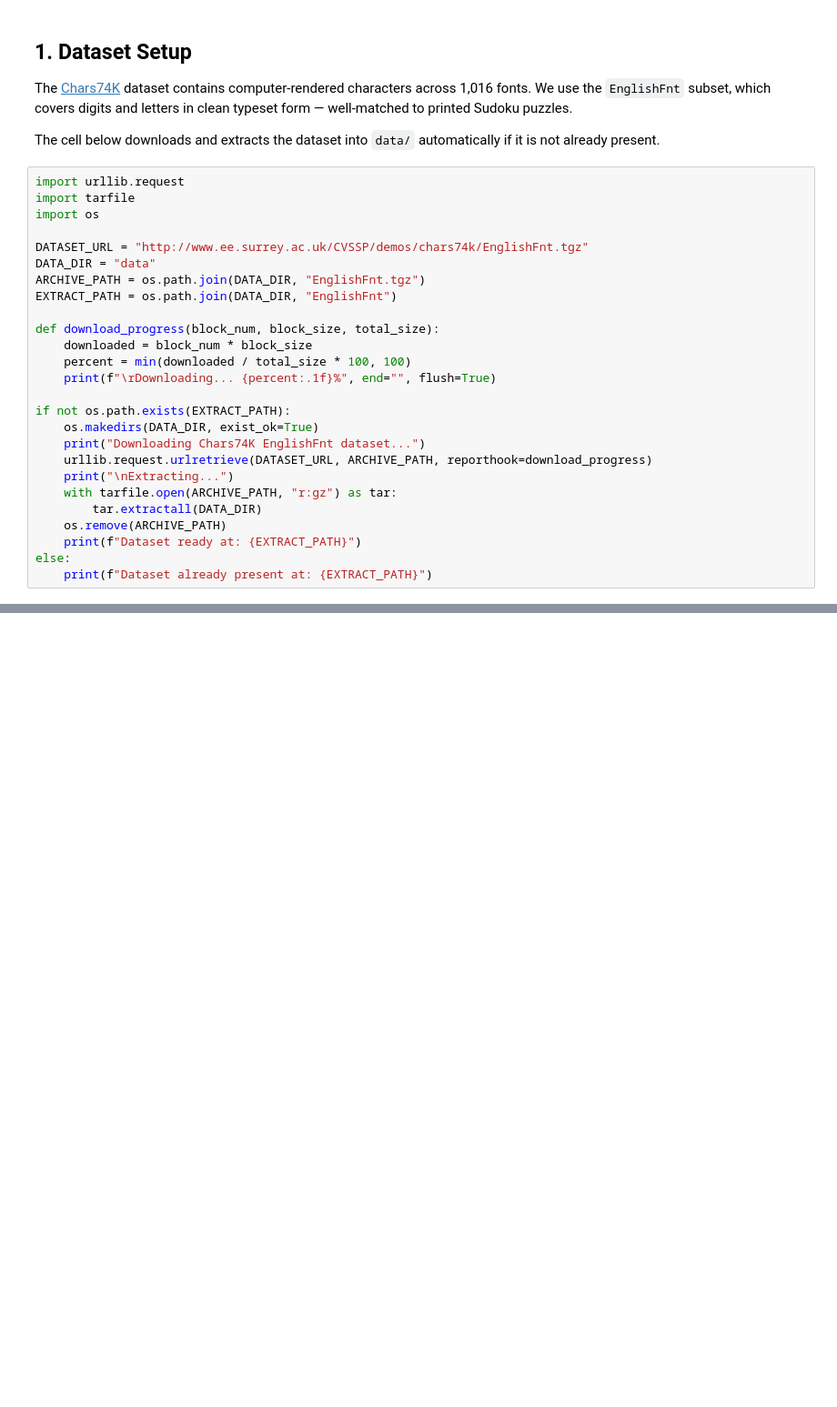
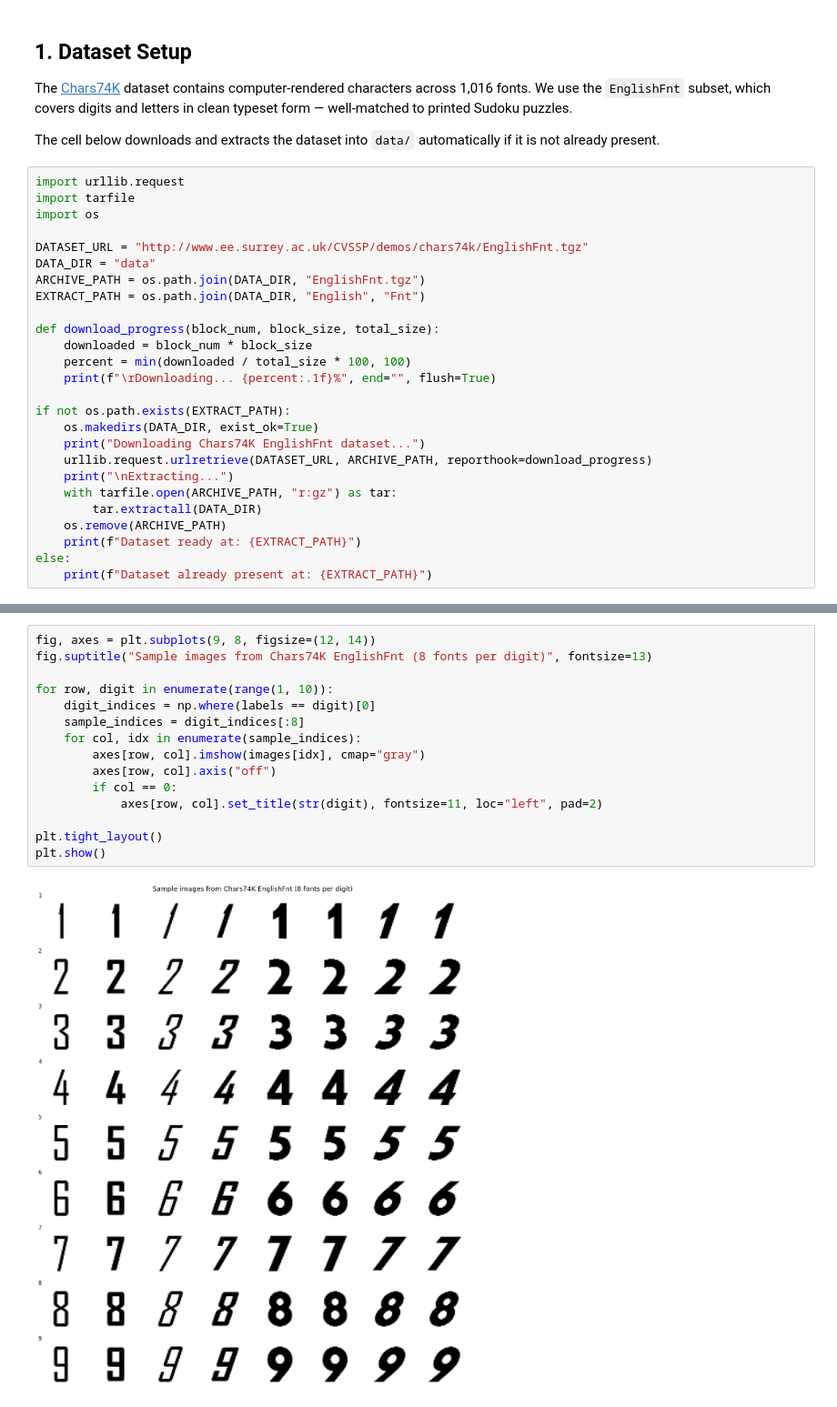
Before and after one commit to eddie-an/Optical-Sudoku-Solver, a Jupyter notebook: DigitRecognition.ipynb, the cells around one changed output, grey strips where cells are left out. Shown at 91% size. Drawn from its saved outputs; the diff is of its cells as text; blank space fills up the shorter version.

```diff
--- a/DigitRecognition.ipynb
+++ b/DigitRecognition.ipynb
@@ -22,7 +22,7 @@ import os
 DATASET_URL = "http://www.ee.surrey.ac.uk/CVSSP/demos/chars74k/EnglishFnt.tgz"
 DATA_DIR = "data"
 ARCHIVE_PATH = os.path.join(DATA_DIR, "EnglishFnt.tgz")
-EXTRACT_PATH = os.path.join(DATA_DIR, "EnglishFnt")
+EXTRACT_PATH = os.path.join(DATA_DIR, "English", "Fnt")
 
 def download_progress(block_num, block_size, total_size):
     downloaded = block_num * block_size
@@ -47,0 +98,17 @@ Dataset ready at: data/EnglishFnt
+# %%
+fig, axes = plt.subplots(9, 8, figsize=(12, 14))
+fig.suptitle("Sample images from Chars74K EnglishFnt (8 fonts per digit)", fontsize=13)
+
+for row, digit in enumerate(range(1, 10)):
+    digit_indices = np.where(labels == digit)[0]
+    sample_indices = digit_indices[:8]
+    for col, idx in enumerate(sample_indices):
+        axes[row, col].imshow(images[idx], cmap="gray")
+        axes[row, col].axis("off")
+        if col == 0:
+            axes[row, col].set_title(str(digit), fontsize=11, loc="left", pad=2)
+
+plt.tight_layout()
+plt.show()
+# %% [output]
+[figure, added]
```
Also changed, not shown: parts of 10 cells of this notebook.
